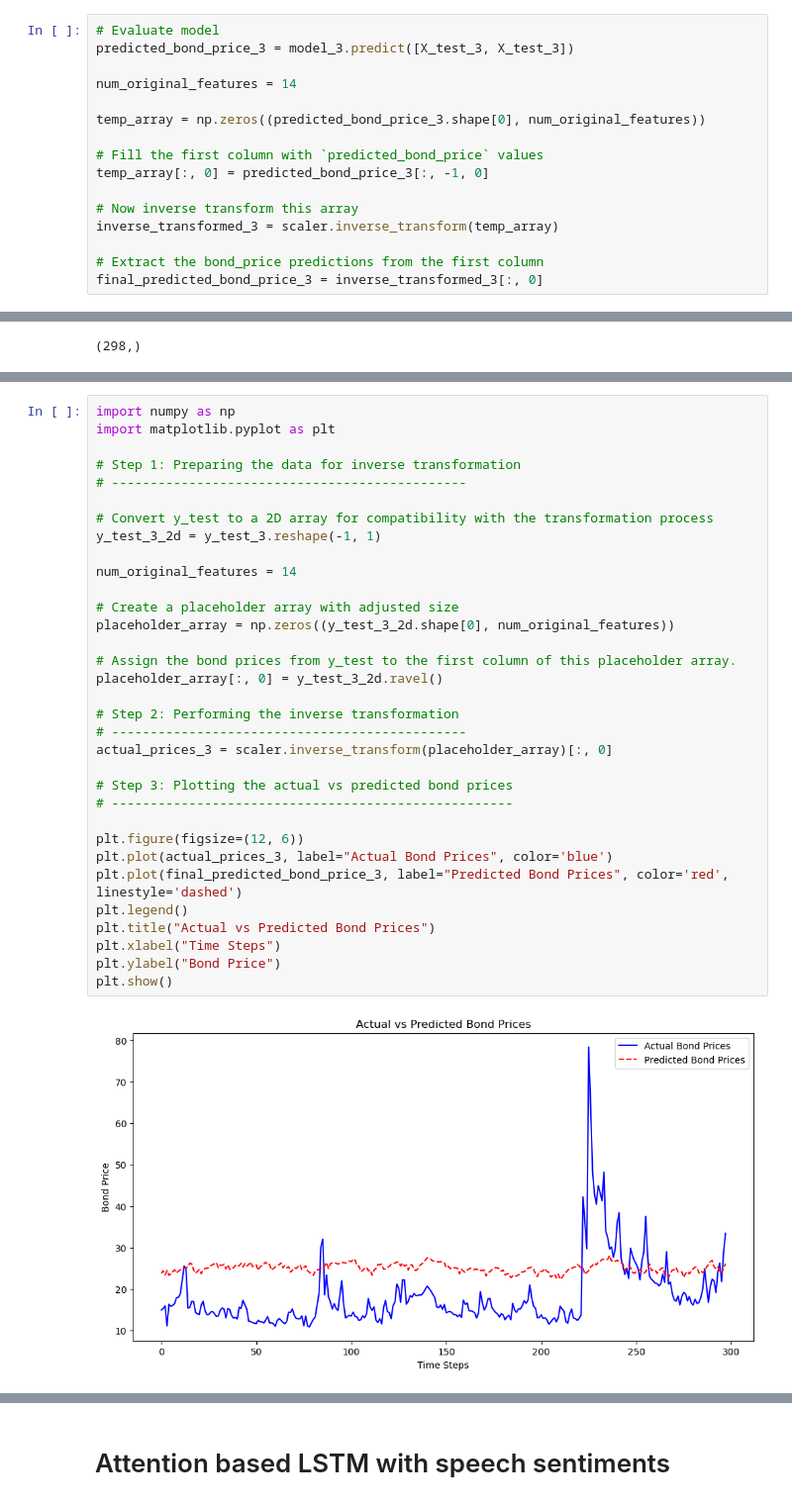
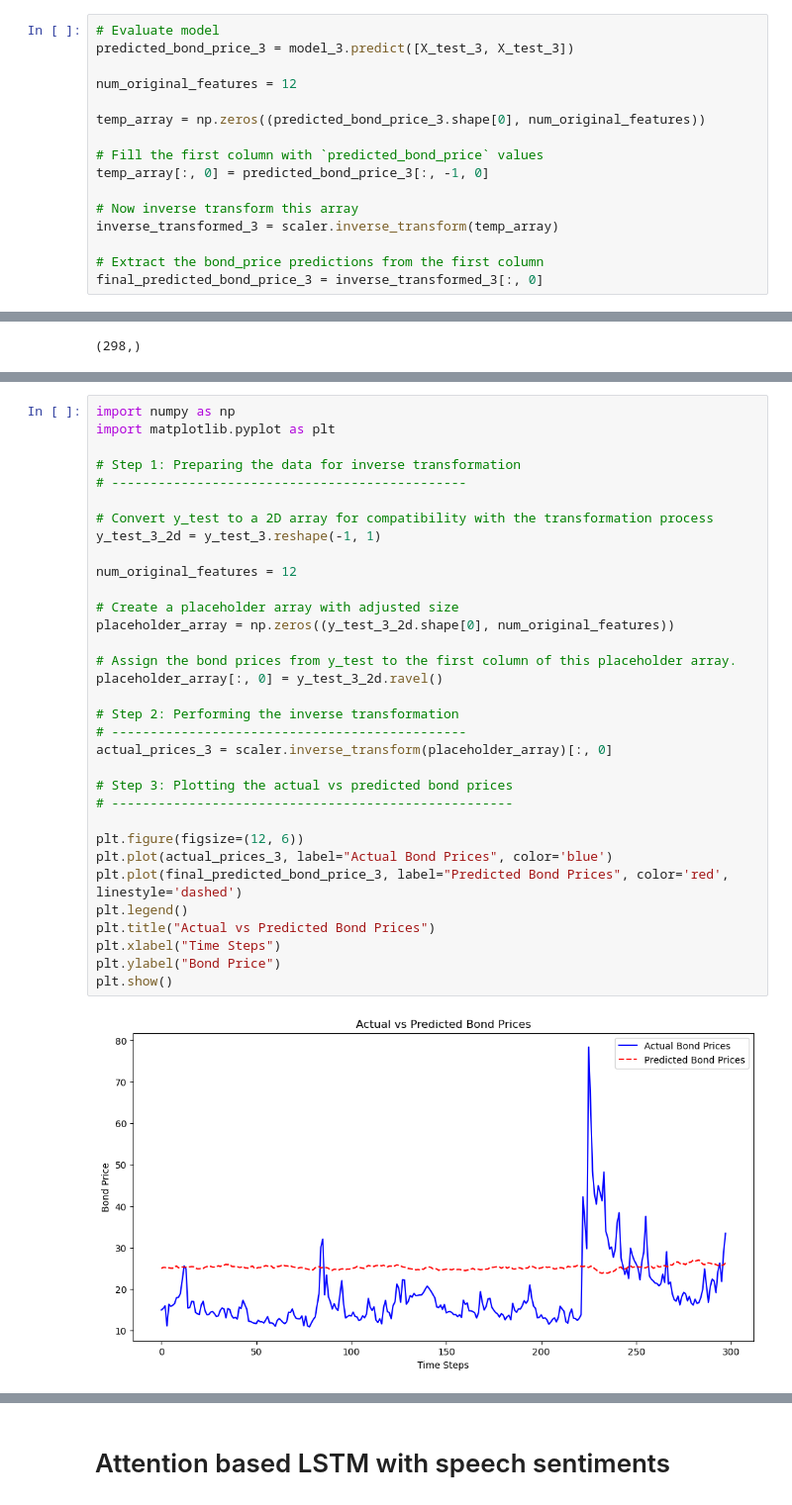
Before and after one commit to OzodbekOzodov/ecb-speeches, a Jupyter notebook: data_preprocessing.ipynb, the cells around one changed output, grey strips where cells are left out. Shown at 99% size. Saved outputs shown, nothing was run; the diff lists cells and outputs as text.

```diff
--- a/data_preprocessing.ipynb
+++ b/data_preprocessing.ipynb
@@ -1814,7 +1814,7 @@ Epoch 500/500
 # Evaluate model
 predicted_bond_price_3 = model_3.predict([X_test_3, X_test_3])
 
-num_original_features = 14
+num_original_features = 12
 
 temp_array = np.zeros((predicted_bond_price_3.shape[0], num_original_features))
 
@@ -1850,35 +1850,35 @@ import matplotlib.pyplot as plt
 
 # Step 1: Preparing the data for inverse transformation
 # ----------------------------------------------
 
 # Convert y_test to a 2D array for compatibility with the transformation process
 y_test_3_2d = y_test_3.reshape(-1, 1)
 
-num_original_features = 14
+num_original_features = 12
 
 # Create a placeholder array with adjusted size
 placeholder_array = np.zeros((y_test_3_2d.shape[0], num_original_features))
 
 # Assign the bond prices from y_test to the first column of this placeholder array.
 placeholder_array[:, 0] = y_test_3_2d.ravel()
 
 # Step 2: Performing the inverse transformation
 # ----------------------------------------------
 actual_prices_3 = scaler.inverse_transform(placeholder_array)[:, 0]
 
 # Step 3: Plotting the actual vs predicted bond prices
 # ----------------------------------------------------
 
 plt.figure(figsize=(12, 6))
 plt.plot(actual_prices_3, label="Actual Bond Prices", color='blue')
 plt.plot(final_predicted_bond_price_3, label="Predicted Bond Prices", color='red', linestyle='dashed')
 plt.legend()
 plt.title("Actual vs Predicted Bond Prices")
 plt.xlabel("Time Steps")
 plt.ylabel("Bond Price")
 plt.show()
 # %% [output]
-[figure, old version]
+[figure, new version]
 # %%
 predicted_prices = final_predicted_bond_price_3
 
```
Also changed, not shown: parts of 35 cells of this notebook, 1 other file.
